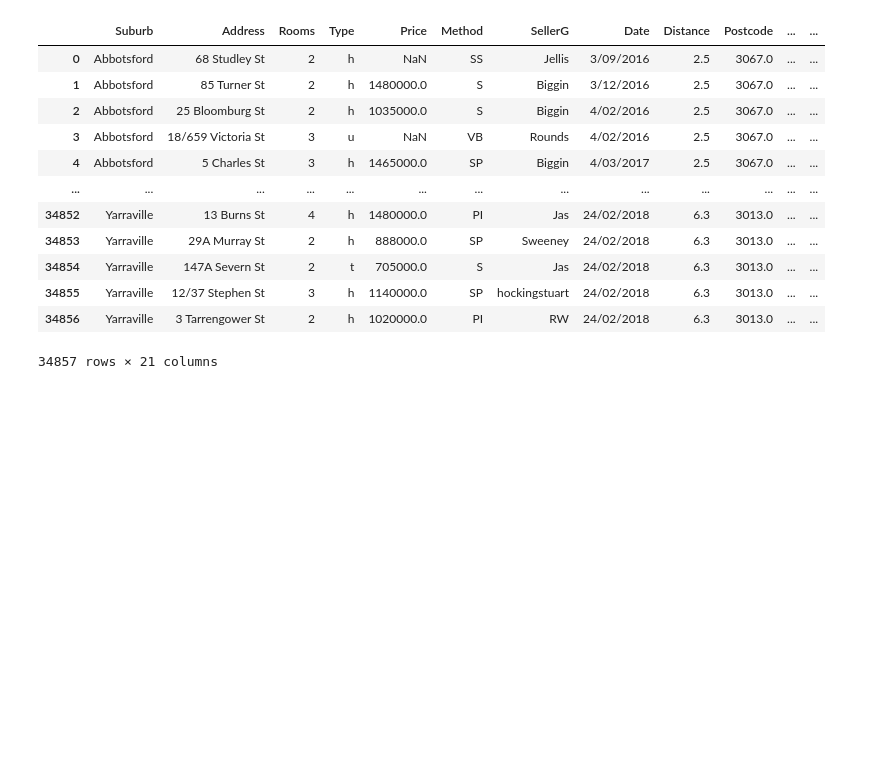
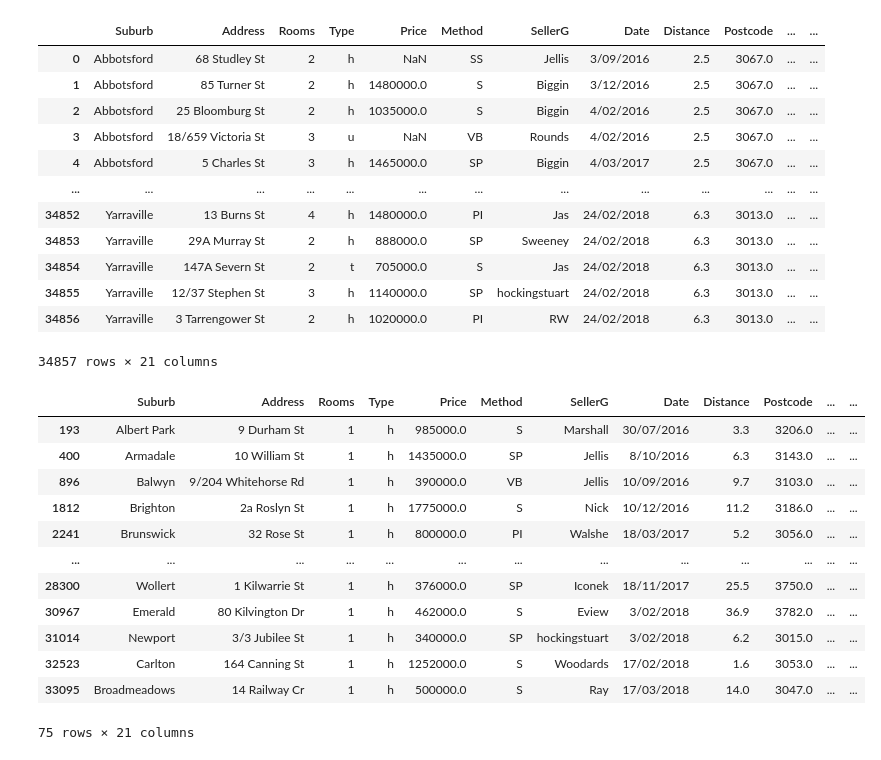
Before and after one commit to AndersonGL/Data-Science, a Jupyter notebook: house.ipynb, the cells around one changed output. Cells and saved outputs as stored; diff of their text form; code cells hidden in the pictures; blank space fills up the shorter version.

```diff
--- a/house.ipynb
+++ b/house.ipynb
@@ -23,3 +22,20 @@ df                                         # Abrindo o arquivo cvs
 | 34855 | Yarraville | 12/37 Stephen St | 3 | h | 1140000.0 | SP | hockingstuart | 24/02/2018 | 6.3 | 3013.0 | ... | ... |
 | 34856 | Yarraville | 3 Tarrengower St | 2 | h | 1020000.0 | PI | RW | 24/02/2018 | 6.3 | 3013.0 | ... | ... |
 34857 rows × 21 columns
+# %%
+filter1 =df.loc[df['Rooms'] == 3 & (df['Type'] == 'h') & (df['Price'] >= 300000)]
+filter1      # Filtrando linhas, unidades e valores dos imoveis
+# %% [output]
+|  | Suburb | Address | Rooms | Type | Price | Method | SellerG | Date | Distance | Postcode | ... | ... |
+| 193 | Albert Park | 9 Durham St | 1 | h | 985000.0 | S | Marshall | 30/07/2016 | 3.3 | 3206.0 | ... | ... |
+| 400 | Armadale | 10 William St | 1 | h | 1435000.0 | SP | Jellis | 8/10/2016 | 6.3 | 3143.0 | ... | ... |
+| 896 | Balwyn | 9/204 Whitehorse Rd | 1 | h | 390000.0 | VB | Jellis | 10/09/2016 | 9.7 | 3103.0 | ... | ... |
+| 1812 | Brighton | 2a Roslyn St | 1 | h | 1775000.0 | S | Nick | 10/12/2016 | 11.2 | 3186.0 | ... | ... |
+| 2241 | Brunswick | 32 Rose St | 1 | h | 800000.0 | PI | Walshe | 18/03/2017 | 5.2 | 3056.0 | ... | ... |
+| ... | ... | ... | ... | ... | ... | ... | ... | ... | ... | ... | ... | ... |
+| 28300 | Wollert | 1 Kilwarrie St | 1 | h | 376000.0 | SP | Iconek | 18/11/2017 | 25.5 | 3750.0 | ... | ... |
+| 30967 | Emerald | 80 Kilvington Dr | 1 | h | 462000.0 | S | Eview | 3/02/2018 | 36.9 | 3782.0 | ... | ... |
+| 31014 | Newport | 3/3 Jubilee St | 1 | h | 340000.0 | SP | hockingstuart | 3/02/2018 | 6.2 | 3015.0 | ... | ... |
+| 32523 | Carlton | 164 Canning St | 1 | h | 1252000.0 | S | Woodards | 17/02/2018 | 1.6 | 3053.0 | ... | ... |
+| 33095 | Broadmeadows | 14 Railway Cr | 1 | h | 500000.0 | S | Ray | 17/03/2018 | 14.0 | 3047.0 | ... | ... |
+75 rows × 21 columns
```
Also changed, not shown: parts of 5 cells of this notebook.
